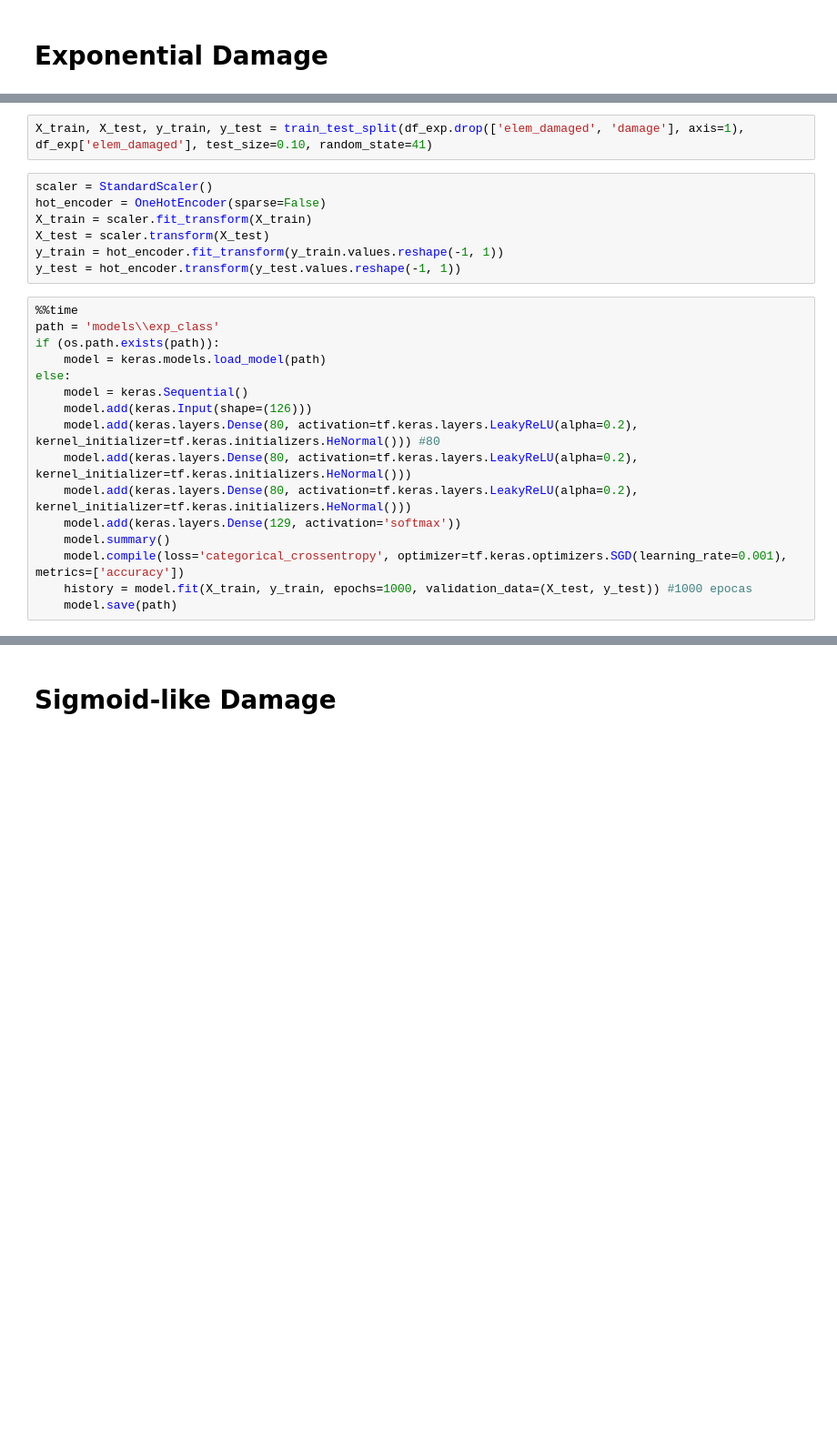
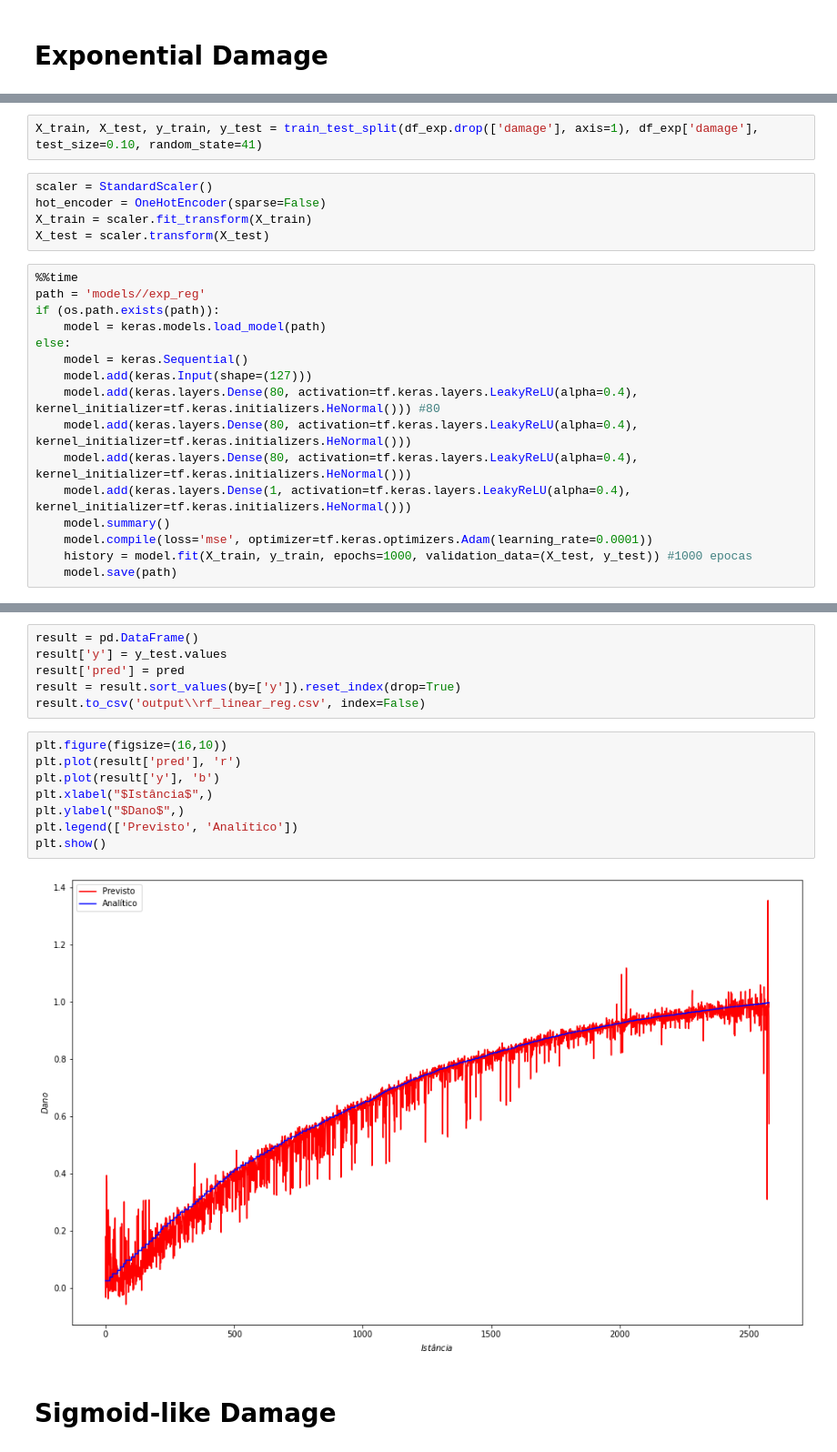
Before and after one commit to gabrielogia/matrix-analysis-of-structures, a Jupyter notebook: src/ml/tower/mlp_reg.ipynb, the cells around one changed output, grey strips where cells are left out. Shown at 91% size. Saved outputs shown, nothing was run; the diff lists cells and outputs as text; blank space fills up the shorter version.

Commit message:
adding new models

```diff
--- a/src/ml/tower/mlp_reg.ipynb
+++ b/src/ml/tower/mlp_reg.ipynb
@@ -118,26 +112,24 @@ df_exp = pd.read_csv('input\\results_complete_exponential.csv')
 # %%
-X_train, X_test, y_train, y_test = train_test_split(df_exp.drop(['elem_damaged', 'damage'], axis=1), df_exp['elem_damaged'], test_size=0.10, random_state=41)
+X_train, X_test, y_train, y_test = train_test_split(df_exp.drop(['damage'], axis=1), df_exp['damage'], test_size=0.10, random_state=41)
 # %%
 scaler = StandardScaler()
 hot_encoder = OneHotEncoder(sparse=False)
 X_train = scaler.fit_transform(X_train)
 X_test = scaler.transform(X_test)
-y_train = hot_encoder.fit_transform(y_train.values.reshape(-1, 1))
-y_test = hot_encoder.transform(y_test.values.reshape(-1, 1))
 # %%
 %%time
-path = 'models\\exp_class'
+path = 'models//exp_reg'
 if (os.path.exists(path)):
     model = keras.models.load_model(path)
 else:
     model = keras.Sequential()
-    model.add(keras.Input(shape=(126)))
-    model.add(keras.layers.Dense(80, activation=tf.keras.layers.LeakyReLU(alpha=0.2), kernel_initializer=tf.keras.initializers.HeNormal())) #80
-    model.add(keras.layers.Dense(80, activation=tf.keras.layers.LeakyReLU(alpha=0.2), kernel_initializer=tf.keras.initializers.HeNormal()))
-    model.add(keras.layers.Dense(80, activation=tf.keras.layers.LeakyReLU(alpha=0.2), kernel_initializer=tf.keras.initializers.HeNormal()))
-    model.add(keras.layers.Dense(129, activation='softmax'))
+    model.add(keras.Input(shape=(127)))
+    model.add(keras.layers.Dense(80, activation=tf.keras.layers.LeakyReLU(alpha=0.4), kernel_initializer=tf.keras.initializers.HeNormal())) #80
+    model.add(keras.layers.Dense(80, activation=tf.keras.layers.LeakyReLU(alpha=0.4), kernel_initializer=tf.keras.initializers.HeNormal()))
+    model.add(keras.layers.Dense(80, activation=tf.keras.layers.LeakyReLU(alpha=0.4), kernel_initializer=tf.keras.initializers.HeNormal()))
+    model.add(keras.layers.Dense(1, activation=tf.keras.layers.LeakyReLU(alpha=0.4), kernel_initializer=tf.keras.initializers.HeNormal()))
     model.summary()
-    model.compile(loss='categorical_crossentropy', optimizer=tf.keras.optimizers.SGD(learning_rate=0.001), metrics=['accuracy'])
+    model.compile(loss='mse', optimizer=tf.keras.optimizers.Adam(learning_rate=0.0001))
     history = model.fit(X_train, y_train, epochs=1000, validation_data=(X_test, y_test)) #1000 epocas
     model.save(path)
 # %% [output]
@@ -195,3 +186,19 @@ weighted avg       0.94      0.92      0.93      2580
+# %%
+result = pd.DataFrame()
+result['y'] = y_test.values
+result['pred'] = pred
+result = result.sort_values(by=['y']).reset_index(drop=True)
+result.to_csv('output\\rf_linear_reg.csv', index=False)
+# %%
+plt.figure(figsize=(16,10))
+plt.plot(result['pred'], 'r')
+plt.plot(result['y'], 'b')
+plt.xlabel("$Istância$",)
+plt.ylabel("$Dano$",)
+plt.legend(['Previsto', 'Analítico'])
+plt.show()
+# %% [output]
+[figure, added]
 # %% [markdown]
 <h1>Sigmoid-like Damage</h1>
 # %%
```
Also changed, not shown: parts of 46 cells of this notebook, 18 other files.
